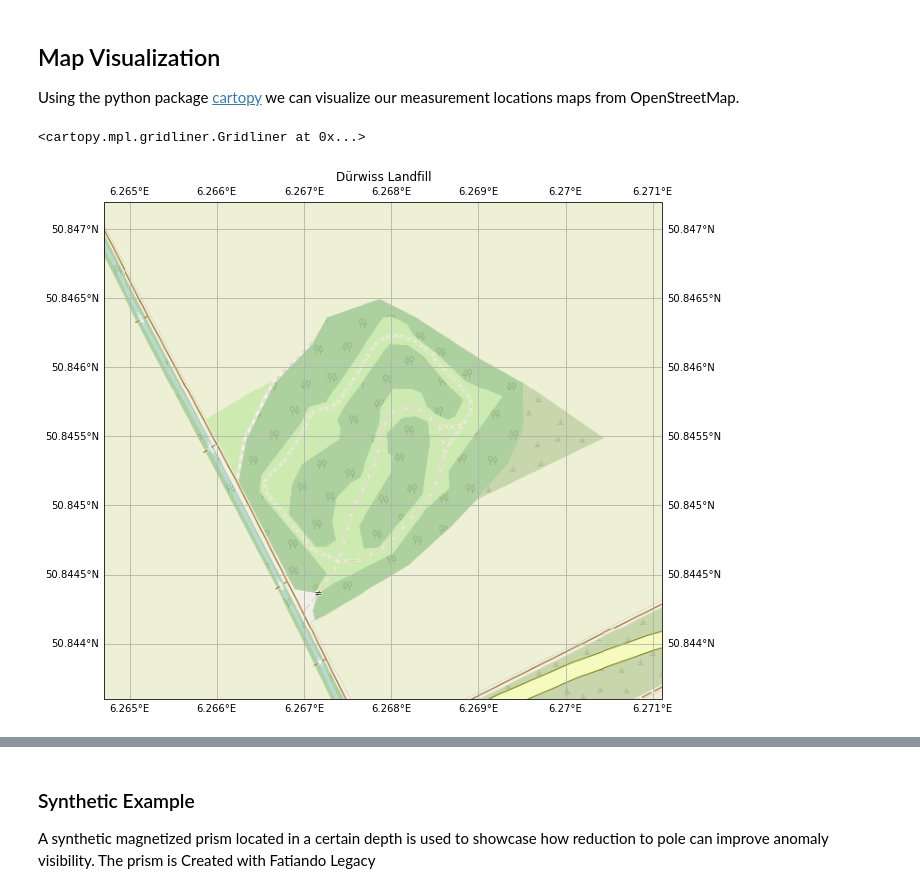
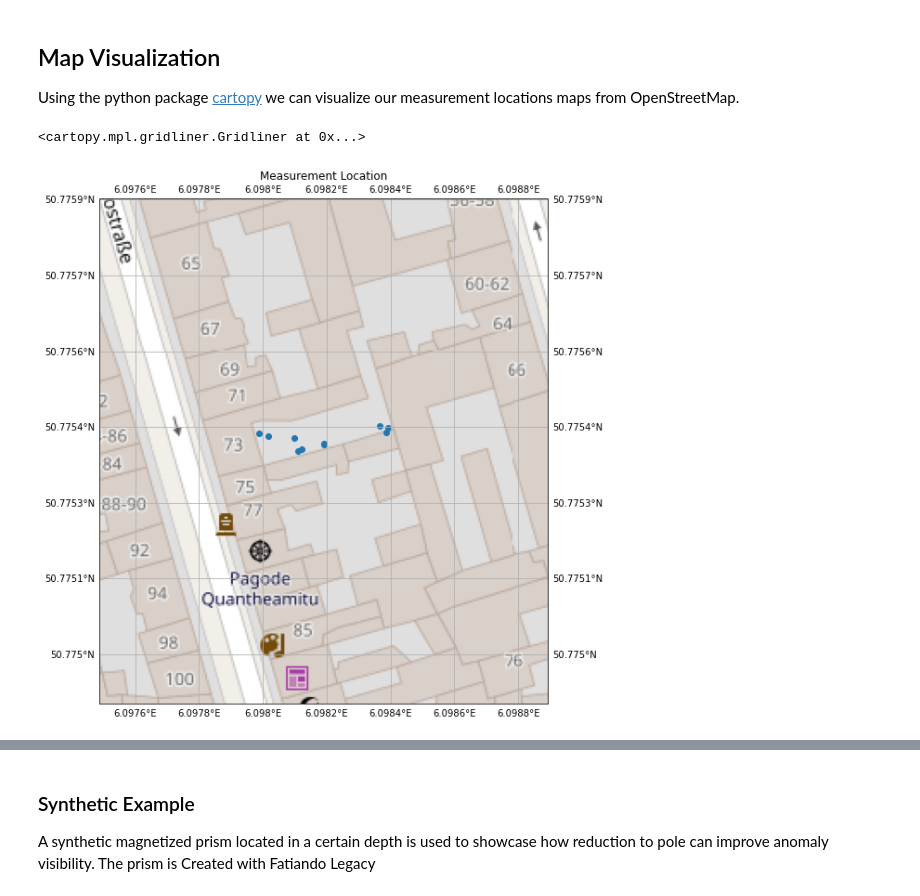
Before and after one commit to JuliusHen/Geophyphox-Excursion, a Jupyter notebook: Excursion Notebooks/Magnetics_transformation.ipynb, the cells around one changed output, grey strips where cells are left out. Drawn from its saved outputs; the diff is of its cells as text; code cells hidden in the pictures.

```diff
--- a/Excursion Notebooks/Magnetics_transformation.ipynb
+++ b/Excursion Notebooks/Magnetics_transformation.ipynb
@@ -325,20 +352,21 @@ Using the python package [cartopy](https://scitools.org.uk/cartopy/docs/latest/)
 # %%
 import cartopy.crs as ccrs
 import cartopy.io.img_tiles as cimgt
 
 request = cimgt.OSM()
+border = 0.0005
 
 # Bounds: (lon_min, lon_max, lat_min, lat_max):
-extent = [6.26471, 6.27111,50.84360, 50.84720]
+extent = [data_combined["lon"].min()-border,data_combined["lon"].max()+border,data_combined["lat"].min()-border,data_combined["lat"].min()+border]
 # fig,ax = pl.subplots(figsize=(10,10))
 plt.figure(figsize=(10,10))
 ax = plt.axes(projection=request.crs)
 ax.set_extent(extent)
-ax.add_image(request,17 )    # 5 = zoom level
+ax.add_image(request,18 )    # 5 = zoom level
 
-ax.scatter(data_combined["x"], data_combined["y"] ,transform=ccrs.PlateCarree())
-ax.set(title="Dürwiss Landfill");
+ax.scatter(data_combined["lon"], data_combined["lat"] ,transform=ccrs.PlateCarree())
+ax.set(title="Measurement Location");
 ax.gridlines(draw_labels=True)
 # %% [output]
 <cartopy.mpl.gridliner.Gridliner at 0x...>
-[figure, old version]
+[figure, new version]
```
Also changed, not shown: parts of 16 cells of this notebook, 8 other files.
